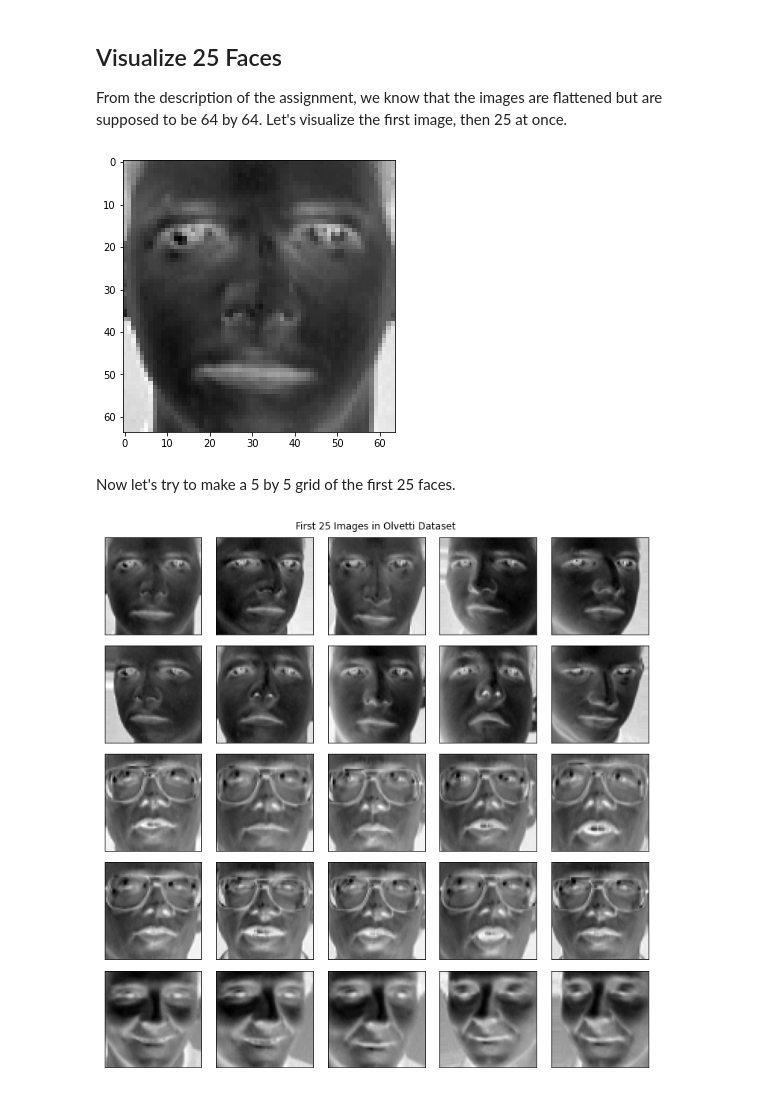
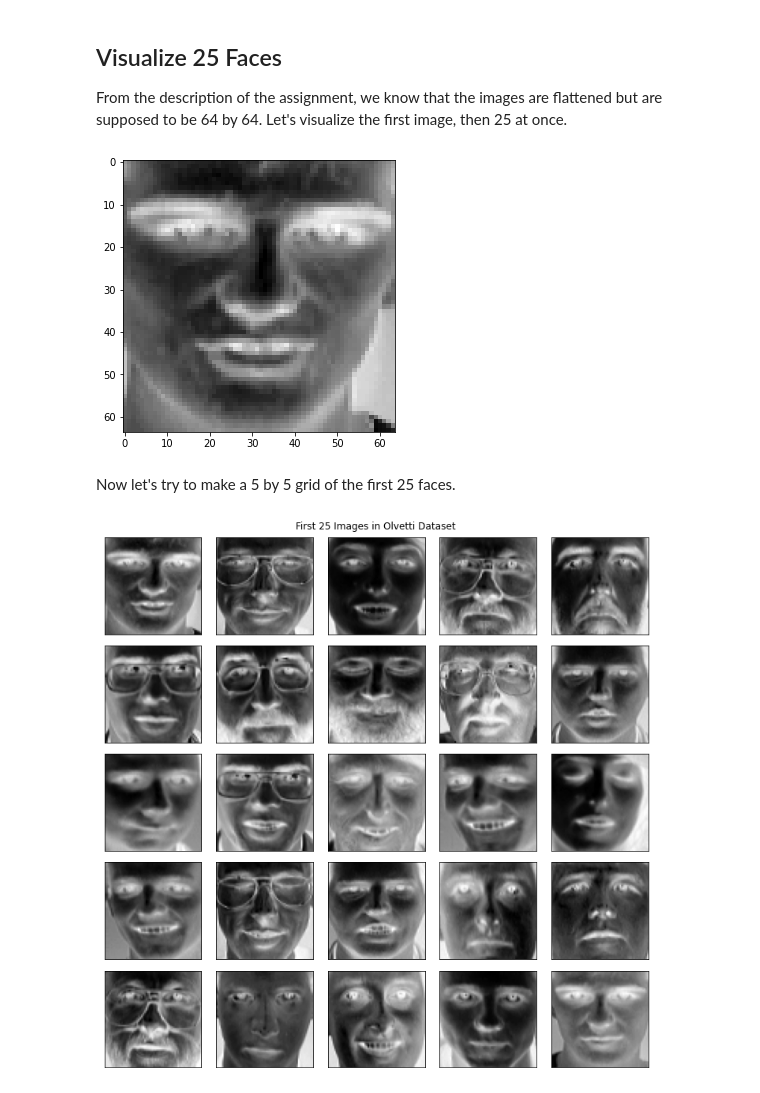
Before and after one commit to knolasco/Intro_to_ML_Course, a Jupyter notebook: Module5/OlvettiUnsupervised.ipynb, the cells around one changed output. Saved outputs shown, nothing was run; the diff lists cells and outputs as text; code cells hidden in the pictures.

Commit message:
visualizing stratified split

```diff
--- a/Module5/OlvettiUnsupervised.ipynb
+++ b/Module5/OlvettiUnsupervised.ipynb
@@ -46,0 +86,4 @@ data['target'].shape
+# %%
+from sklearn.model_selection import train_test_split
+
+X_train, X_test, y_train, y_test = train_test_split(data['data'], data['target'], train_size = 0.5, stratify = data['target'])
@@ -49,19 +117,15 @@ data['target'].shape
 
 From the description of the assignment, we know that the images are flattened but are supposed to be 64 by 64. Let's visualize the first image, then 25 at once.
 # %%
-import matplotlib.pyplot as plt
-import matplotlib as mpl
-%matplotlib inline
-
 fig, axs = plt.subplots(1,1)
 fig.set_size_inches(5,5)
 
-sample = data['data'][0].reshape(64, 64)
+sample = X_train[0].reshape(64, 64)
 
 plt.imshow(sample, cmap = mpl.cm.binary)
 plt.show()
 # %% [output]
-[figure, old version]
+[figure, new version]
 # %% [markdown]
 Now let's try to make a 5 by 5 grid of the first 25 faces.
 # %%
@@ -71,7 +135,7 @@ fig.set_size_inches(10,10)
 
 axs = axs.ravel()
 for ind in range(25):
-    axs[ind].imshow(data['data'][ind].reshape(64,64), cmap = mpl.cm.binary)
+    axs[ind].imshow(X_train[ind].reshape(64,64), cmap = mpl.cm.binary)
     axs[ind].set_xticks([])
     axs[ind].set_yticks([])
 
@@ -79,4 +143,4 @@ fig.suptitle('First 25 Images in Olvetti Dataset')
 fig.tight_layout()
 plt.show()
 # %% [output]
-[figure, old version]
+[figure, new version]
```
Also changed, not shown: parts of 10 cells of this notebook.
